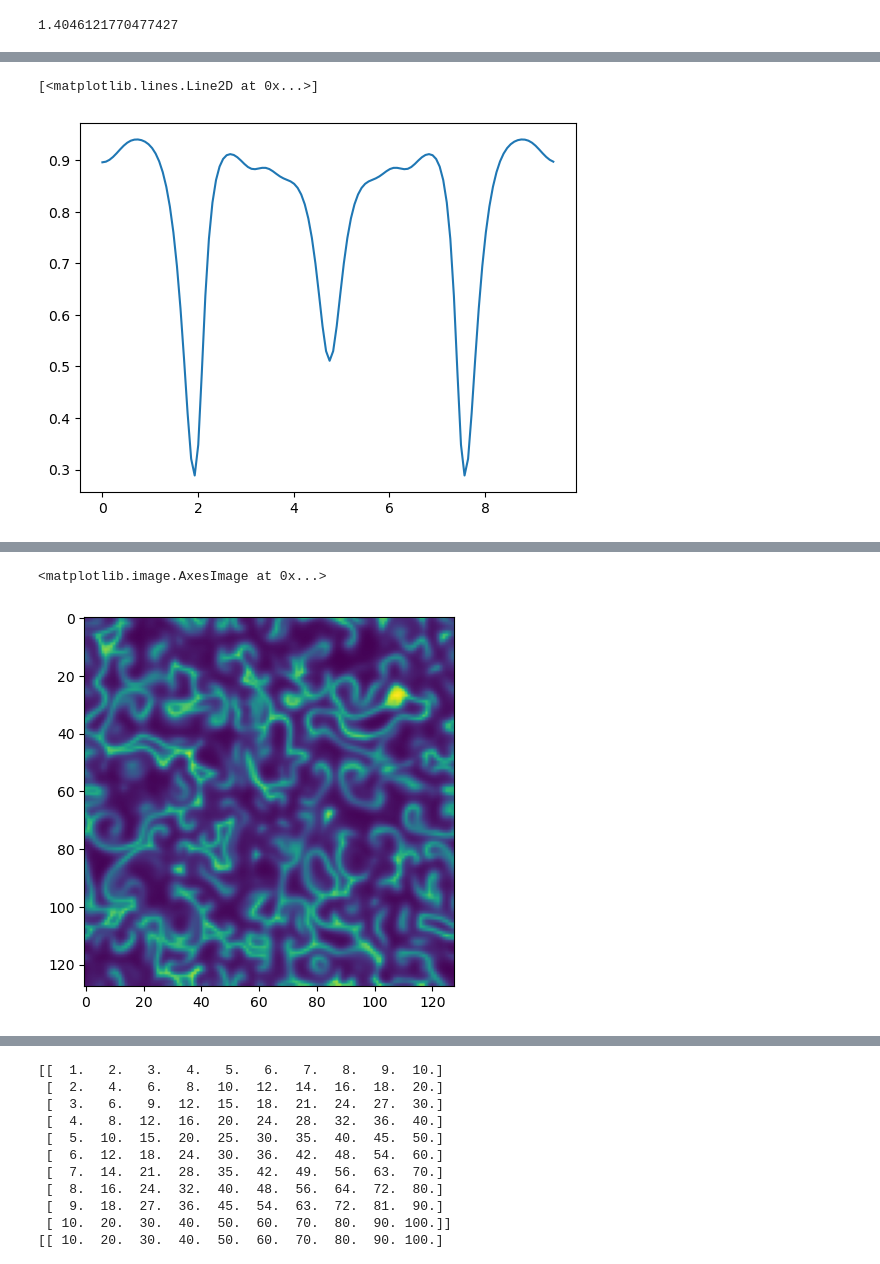
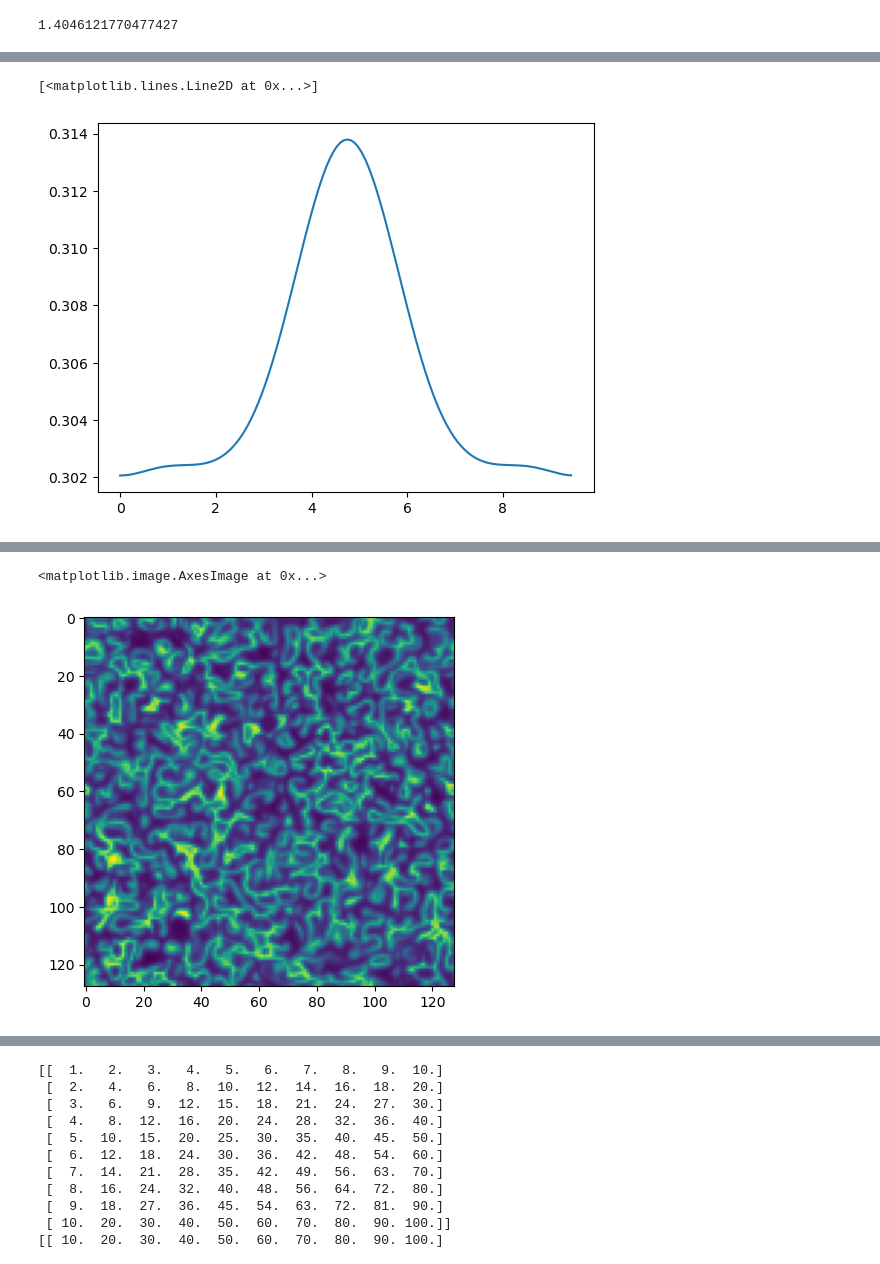
Before and after one commit to wayne0457/Nonlinear, a Jupyter notebook: RD_1984.ipynb, the cells around one changed output, grey strips where cells are left out. Saved outputs shown, nothing was run; the diff lists cells and outputs as text; code cells hidden in the pictures.

```diff
--- a/RD_1984.ipynb
+++ b/RD_1984.ipynb
@@ -184,8 +184,8 @@ Dc = 0.001
 Dh = 0.001
 Dw = 0.001
 
-A = 0.15
-B = 1
+A = 0.3
+B = 3.5
 
 c_result = np.zeros((N, int(t/dt/10)))
 h_result = np.zeros((N, int(t/dt/10)))
@@ -222,7 +222,7 @@ x = np.linspace(0, L, N)
 plt.plot(x, c_result[:, -1])
 # %% [output]
 [<matplotlib.lines.Line2D at 0x...>]
-[figure, old version]
+[figure, new version]
 # %%
 from matplotlib.animation import FuncAnimation
 from IPython.display import HTML, display
@@ -258,17 +258,17 @@ from scipy import optimize
 
 Nx = 128
 Ny = 128
-Lx = 10 * np.pi
-Ly = 10 * np.pi
+Lx = 20 * np.pi
+Ly = 20 * np.pi
 dx = Lx / Nx
 dy = Ly / Ny
 
 dt = 0.1
-t  = 5000
+t  = 8000
 
-c = np.ones((N, N)) * 0.9
-w = np.ones((N, N)) * 0.1
-h = np.ones((N, N)) * 0.0
+c = np.ones((Nx, Ny)) * 0.9
+w = np.ones((Nx, Ny)) * 0.1
+h = np.ones((Nx, Ny)) * 0.0
 
 pyramid = np.array([[0.2, 0.2, 0.2, 0.2, 0.2],
                     [0.2, 0.6, 0.6, 0.6, 0.2],
@@ -276,10 +276,11 @@ pyramid = np.array([[0.2, 0.2, 0.2, 0.2, 0.2],
                     [0.2, 0.6, 0.6, 0.6, 0.2],
                     [0.2, 0.2, 0.2, 0.2, 0.2]])
 
-for i in range(5):
+for i in range(10):
     x = int(random() * Nx)
     y = int(random() * Ny)
-    h[x:x+5, y:y+5] = pyramid
+    if (x + 5 < Nx) & (y + 5 < Ny):
+        h[x:x+5, y:y+5] = pyramid
 
 
 c = 1 - w - h
@@ -291,9 +292,9 @@ Dw = 0.001
 A = 0.15
 B = 1
 
-c_result = np.zeros((N, N, int(t/dt/10)))
-h_result = np.zeros((N, N, int(t/dt/10)))
-w_result = np.zeros((N, N, int(t/dt/10)))
+c_result = np.zeros((Nx, Ny, int(t/dt/10)))
+h_result = np.zeros((Nx, Ny, int(t/dt/10)))
+w_result = np.zeros((Nx, Ny, int(t/dt/10)))
 
 
 for j in tqdm(range(int(t/dt))):
@@ -301,35 +302,35 @@ for j in tqdm(range(int(t/dt))):
     # Linear term for c, h, w
     Lc_y = Dc * (np.roll(c, 1, axis=0) + np.roll(c, -1, axis=0) - 2 * c) / (dy**2)
     Lh_y = Dh * (np.roll(h, 1, axis=0) + np.roll(h, -1, axis=0) - 2 * h) / (dy**2)
     Lw_y = Dw * (np.roll(w, 1, axis=0) + np.roll(w, -1, axis=0) - 2 * w) / (dy**2)
 
     Lc_x = Dc * (np.roll(c, 1, axis=1) + np.roll(c, -1, axis=1) - 2 * c) / (dx**2)
     Lh_x = Dh * (np.roll(h, 1, axis=1) + np.roll(h, -1, axis=1) - 2 * h) / (dx**2)
     Lw_x = Dw * (np.roll(w, 1, axis=1) + np.roll(w, -1, axis=1) - 2 * w) / (dx**2)
 
     Lc = Lc_x + Lc_y
     Lh = Lh_x + Lh_y
     Lw = Lw_x + Lw_y
 
     c = c + (A * w - B * c * h**2 + Lc) * dt
     h = h + (B * c * h**2 - h * w + Lh) * dt
     w = w + (h * w - A * w + Lw) * dt
 
     if (j % 10) == 0:
         c_result[:, :, int(j/10)] = c
         h_result[:, :, int(j/10)] = h
         w_result[:, :, int(j/10)] = w
 
     if np.isnan(c).any():
         print("Error, encounter NaN")
         print(j)
         break
 
-x = np.linspace(0, L, N)
+x = np.linspace(0, Lx, Nx)
 plt.imshow(h_result[:, :, -1])
 # %% [output]
 <matplotlib.image.AxesImage at 0x...>
-[figure, old version]
+[figure, new version]
 # %%
 from matplotlib.animation import FuncAnimation
 from IPython.display import HTML, display
```
Also changed, not shown: parts of 1 cell of this notebook, 2 other files.
